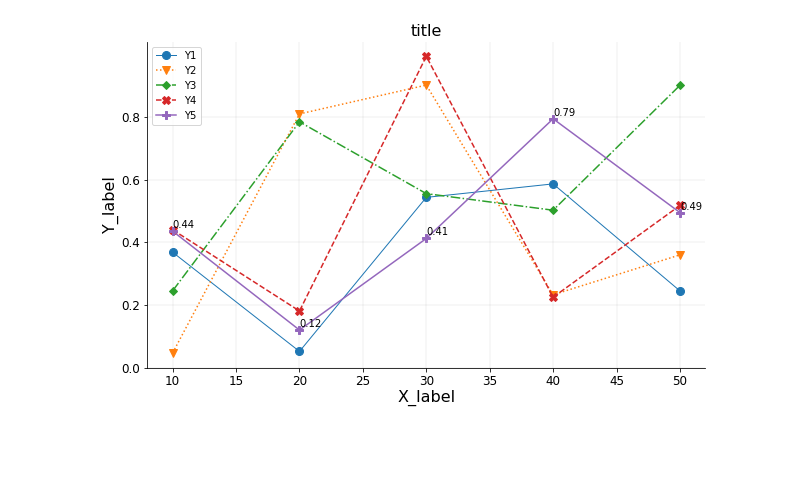
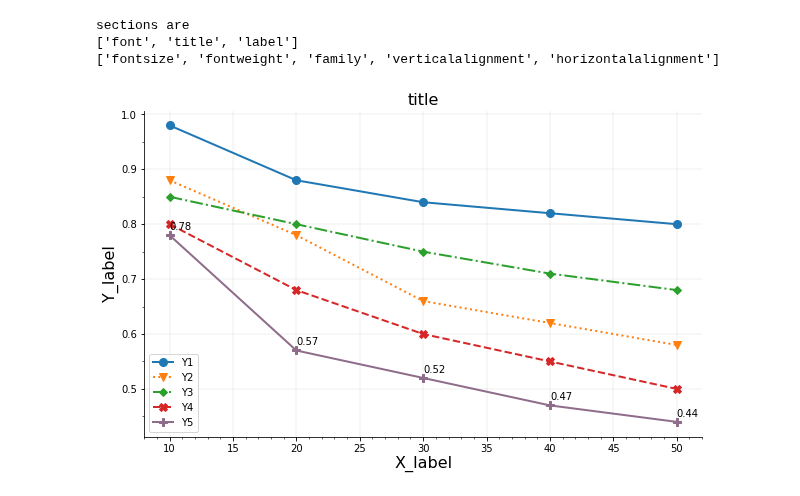
Before and after one commit to myang29/Diagram-Template, a Jupyter notebook: line_chart_matplotlib.ipynb, the cells around one changed output. Saved outputs shown, nothing was run; the diff lists cells and outputs as text; code cells hidden in the pictures; blank space fills up the shorter version.

```diff
--- a/line_chart_matplotlib.ipynb
+++ b/line_chart_matplotlib.ipynb
@@ -3,14 +3,28 @@ import matplotlib.pyplot as plt
 import pandas as pd
 import numpy as np
 import seaborn as sns
+from matplotlib.ticker import MultipleLocator, FormatStrFormatter, AutoMinorLocator
+import configparser
+
+### test for configParser
+cf = configparser.ConfigParser()
+cf.read('parameter.conf')
+sections = cf.sections()
+print ("sections are")
+print (sections)
+font_options = cf.options('font')
+print (font_options)
+item = cf.items('font')
+
+
 
 df = pd.DataFrame({'X' :[10,20,30,40,50],
-                   'Y1':list(np.random.uniform(0,1,size = 5)),
-                   'Y2':list(np.random.uniform(0,1,size = 5)),
-                   'Y3':list(np.random.uniform(0,1,size = 5)),
-                   'Y4':list(np.random.uniform(0,1,size = 5)),
-                   'Y5':list(np.random.uniform(0,1,size = 5)),
-                   'Y6':list(np.random.uniform(0,1,size = 5))})
+                   'Y1':[0.98,0.88,0.84,0.82,0.8],
+                   'Y2':[0.88,0.78,0.66,0.62,0.58],
+                   'Y3':[0.85,0.80,0.75,0.71,0.68],
+                   'Y4':[0.80,0.68,0.60,0.55,0.50],
+                   'Y5':[0.78,0.57,0.52,0.47,0.44],
+                   'Y6':[0.75,0.52,0.50,0.45,0.42]})
 
 
 # marker type: see https://matplotlib.org/api/markers_api.html
@@ -24,48 +38,59 @@ font = {'fontsize':16,
         'verticalalignment': 'center',    # 'top', 'bottom', 'center', 'baseline'
         'horizontalalignment': 'center'}  # 'center', 'right', 'left'
 
+
+
 # allow multiple graphing
 fig, ax = plt.subplots(figsize=(10,6))
 
+
+plt.plot('X', 'Y1', data=df, marker='o', markersize=8, linestyle='-', linewidth=2)
+plt.plot('X', 'Y2', data=df, marker='v', markersize=8, linestyle=':', linewidth=2)
+plt.plot('X', 'Y3', data=df, marker='D', markersize=6, linestyle='-.', linewidth=2)
+plt.plot('X', 'Y4', data=df, marker='X', markersize=8, linestyle='--', linewidth=2)
+plt.plot('X', 'Y5', data=df, marker='P', markersize=8, linestyle='-', linewidth=2, color='#8E6C8A')
 
 # title
 plt.title("title", font, loc='center', pad=10)
 
 # legend
 # labelpad: Spacing in points between the label and the x-axis.
 plt.xlabel('X_label', fontdict=font, labelpad=10)
 plt.ylabel('Y_label', fontdict=font, labelpad=10)
 
 # ticks
-plt.xticks(np.arange(0, 55, step=5), fontsize=12)
-plt.yticks(np.arange(0, 1, step=0.2), fontsize=12)
-
-
-plt.plot('X', 'Y1', data=df, marker='o', markersize=8, linestyle='-',linewidth=1)
-plt.plot('X', 'Y2', data=df, marker='v', markersize=8, linestyle=':')
-plt.plot('X', 'Y3', data=df, marker='D', markersize=6, linestyle='-.')
-plt.plot('X', 'Y4', data=df, marker='X', markersize=8, linestyle='--')
-plt.plot('X', 'Y5', data=df, marker='P', markersize=8, linestyle='-')
-
+#plt.xticks(np.arange(0, 55, step=5), fontsize=8)
+#plt.yticks(np.arange(0, 1, step=0.2), fontsize=8)
+majorLocator = MultipleLocator(5)
+majorFormatter = FormatStrFormatter('%d')
+minorLocator = MultipleLocator(1)
+ax.xaxis.set_major_locator(majorLocator)
+ax.xaxis.set_major_formatter(majorFormatter)
+ax.xaxis.set_minor_locator(minorLocator) # for the minor ticks, use no labels; default NullFormatter
+minorLocator = MultipleLocator(0.05)
+ax.yaxis.set_minor_locator(minorLocator)
 
 # present number on graph
 for x,y in zip(df['X'].values.tolist(),df['Y5'].values.tolist()):
     plt.text(x, y+0.01, str(round(y,2)), color = 'black')
 
 
 # removing top and right borders
 ax.spines['top'].set_visible(False)
 ax.spines['right'].set_visible(False)
 
 
 # background grid setting
 ax.xaxis.grid(color ='grey', linewidth=0.2, alpha=0.6) # alpha: soft color
 ax.yaxis.grid(color ='grey', linewidth=0.2, alpha=0.6) # alpha: soft color
 
-plt.legend(ncol=1)
+plt.legend(ncol=1, loc='lower left')
 
 # save plot as png file
 plt.savefig('line chart.png') # save plot as png
 plt.show()
 # %% [output]
+sections are
+['font', 'title', 'label']
+['fontsize', 'fontweight', 'family', 'verticalalignment', 'horizontalalignment']
-[figure, old version]
+[figure, new version]
```
Also changed, not shown: 12 other files.
